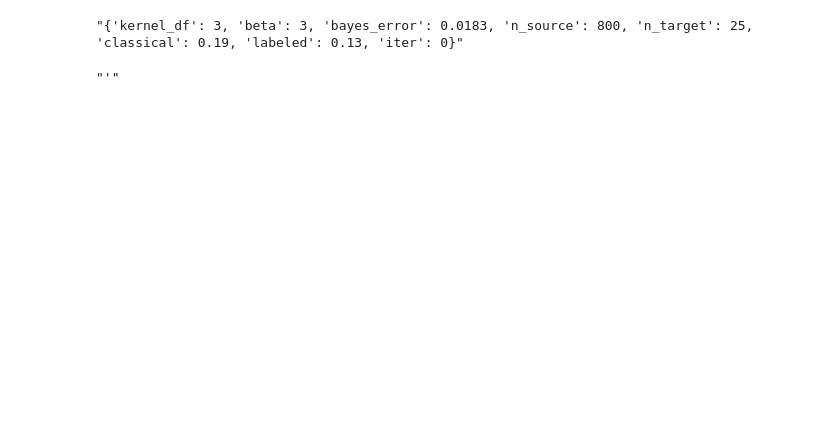
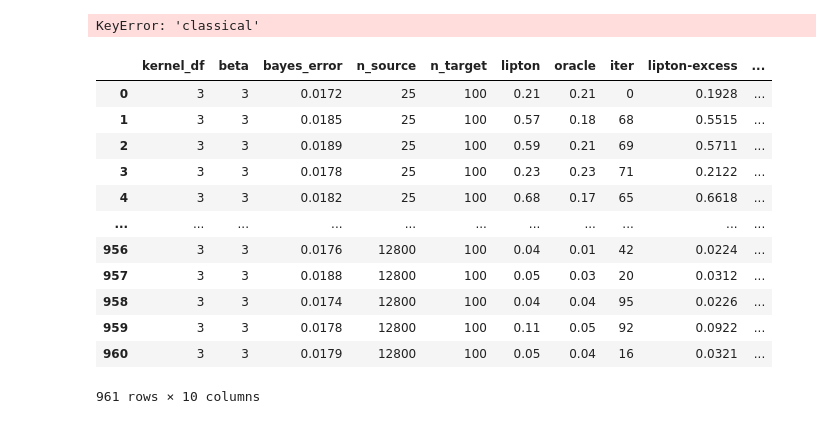
Before and after one commit to smaityumich/label-shift, a Jupyter notebook: plots.ipynb, the cells around one changed output. Saved outputs shown, nothing was run; the diff lists cells and outputs as text; code cells hidden in the pictures; blank space fills up the shorter version.

```diff
--- a/plots.ipynb
+++ b/plots.ipynb
@@ -5,8 +5,8 @@ import numpy as np
 import matplotlib.pyplot as plt
 
 
-with open('exp1_labeled.out') as fh:
+with open('exp2_unlabeled.out') as fh:
     out = fh.read()
 
-out = re.split(r'\n', out); out[0]; out.pop()
+out = re.split(r'\n', out); out[0]
 # %% [output]
@@ -43,8 +14,28 @@ IndexError: string index out of range
-# %%
-out[0]
-# %% [output]
-"{'kernel_df': 3, 'beta': 3, 'bayes_error': 0.0183, 'n_source': 800, 'n_target': 25, 'classical': 0.19, 'labeled': 0.13, 'iter': 0}"
-# %%
-out[19][0]
-# %% [output]
-"'"
+# %%
+dict_list = [eval(d) for d in out]
+# %%
+df = pd.DataFrame(dict_list)
+# %%
+df['classical-excess'] = df['classical'] - df['bayes_error']
+df['labeled-excess'] = df['labeled'] - df['bayes_error']
+df
+# %% [output]
+KeyError: 'classical'
+# %%
+df['lipton-excess'] = df['lipton'] - df['bayes_error']
+df['oracle-excess'] = df['oracle'] - df['bayes_error']
+df
+# %% [output]
+|  | kernel_df | beta | bayes_error | n_source | n_target | lipton | oracle | iter | lipton-excess | ... |
+| 0 | 3 | 3 | 0.0172 | 25 | 100 | 0.21 | 0.21 | 0 | 0.1928 | ... |
+| 1 | 3 | 3 | 0.0185 | 25 | 100 | 0.57 | 0.18 | 68 | 0.5515 | ... |
+| 2 | 3 | 3 | 0.0189 | 25 | 100 | 0.59 | 0.21 | 69 | 0.5711 | ... |
+| 3 | 3 | 3 | 0.0178 | 25 | 100 | 0.23 | 0.23 | 71 | 0.2122 | ... |
+| 4 | 3 | 3 | 0.0182 | 25 | 100 | 0.68 | 0.17 | 65 | 0.6618 | ... |
+| ... | ... | ... | ... | ... | ... | ... | ... | ... | ... | ... |
+| 956 | 3 | 3 | 0.0176 | 12800 | 100 | 0.04 | 0.01 | 42 | 0.0224 | ... |
+| 957 | 3 | 3 | 0.0188 | 12800 | 100 | 0.05 | 0.03 | 20 | 0.0312 | ... |
+| 958 | 3 | 3 | 0.0174 | 12800 | 100 | 0.04 | 0.04 | 95 | 0.0226 | ... |
+| 959 | 3 | 3 | 0.0178 | 12800 | 100 | 0.11 | 0.05 | 92 | 0.0922 | ... |
+| 960 | 3 | 3 | 0.0179 | 12800 | 100 | 0.05 | 0.04 | 16 | 0.0321 | ... |
+961 rows × 10 columns
```
Also changed, not shown: parts of 5 cells of this notebook, 8 other files.
